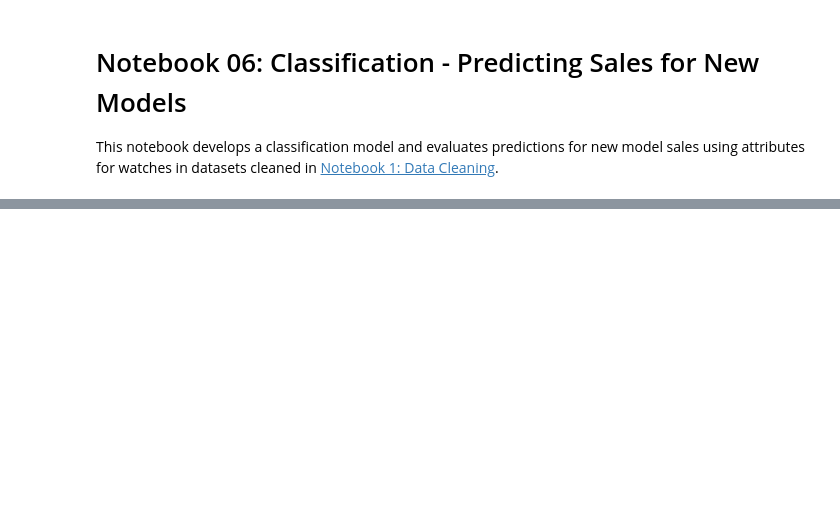
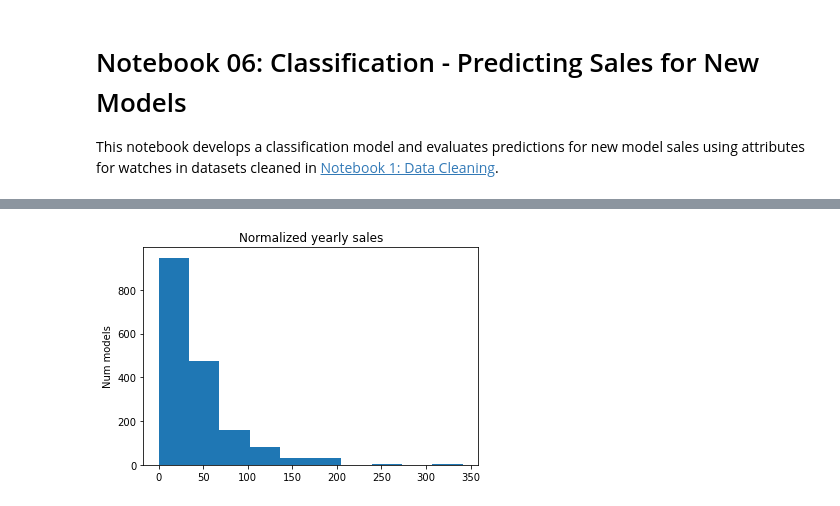
Before and after one commit to vmorenocosta/project-capstone-watch-sales, a Jupyter notebook: code/06_Classification_Predict_Sales.ipynb, the cells around one changed output, grey strips where cells are left out. Saved outputs shown, nothing was run; the diff lists cells and outputs as text; code cells hidden in the pictures; blank space fills up the shorter version.

```diff
--- a/code/06_Classification_Predict_Sales.ipynb
+++ b/code/06_Classification_Predict_Sales.ipynb
@@ -97,0 +32,5 @@ df_models
+# %%
+# Calculate a target value - Normalized Yearly Sales
+df_models = calc_norm_yearly_sales(df_models, 4, 2019)
+# %% [output]
+[figure, added]
```
Also changed, not shown: parts of 25 cells of this notebook, 6 other files.
